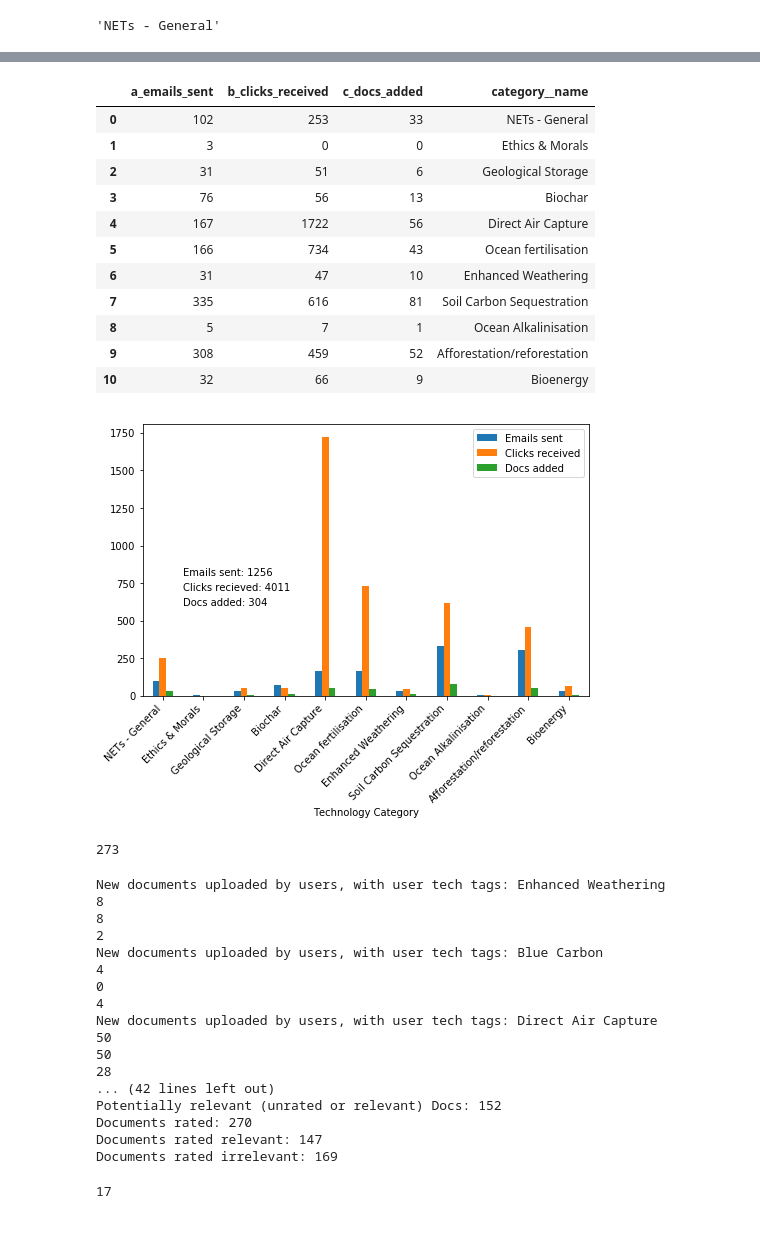
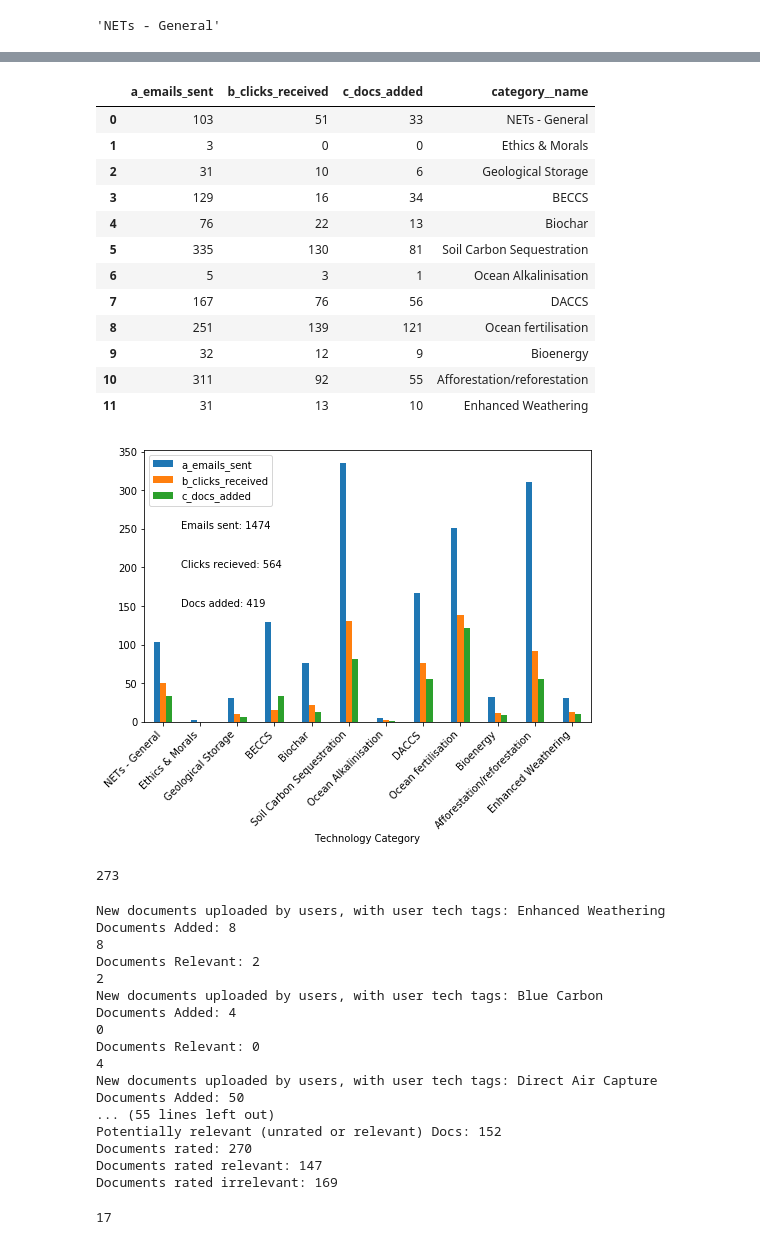
Before and after one commit to mcc-apsis/NETs-review, a Jupyter notebook: query-mgmt/check_uploaded.ipynb, the cells around one changed output, grey strips where cells are left out. Drawn from its saved outputs; the diff is of its cells as text; code cells hidden in the pictures.

Commit message:
adjust ymax on paper number graph

```diff
--- a/query-mgmt/check_uploaded.ipynb
+++ b/query-mgmt/check_uploaded.ipynb
@@ -132,7 +132,7 @@ Enhanced Weathering
 4
 Blue Carbon
 # %%
-ems = EmailTokens.objects.filter(sent=True,category__gt=1,category__project=2)
+ems = EmailTokens.objects.filter(sent=True,category__gt=0,category__project=2)
 
 
 for em in ems.iterator():
@@ -159,9 +159,15 @@ df.head()
 
 em_bycat = ems.values('category__name').annotate(
     a_emails_sent = Count('id'),
-    b_clicks_received = Sum('clicked'),
+    #b_clicks_received = Sum('clicked'),
     #c_docs_added = Sum('valid_docs'),
     #c = Subquery(query__doc.filter(wosarticle__ti__isnull=False))
+    b_clicks_received = Sum(
+        models.Case(
+            models.When(clicked__gt=0, then=1),
+            default=0, output_field=models.IntegerField()
+        )
+    ),
     c_docs_added = models.Sum(
         models.Case(
             models.When(query__doc__wosarticle__ti__isnull=False, then=1),
@@ -175,42 +181,44 @@ bc = pd.DataFrame.from_dict(list(em_bycat))
 bc.head(15)
 # %% [output]
 |  | a_emails_sent | b_clicks_received | c_docs_added | category__name |
-| 0 | 102 | 253 | 33 | NETs - General |
+| 0 | 103 | 51 | 33 | NETs - General |
 | 1 | 3 | 0 | 0 | Ethics & Morals |
-| 2 | 31 | 51 | 6 | Geological Storage |
-| 3 | 76 | 56 | 13 | Biochar |
-| 4 | 167 | 1722 | 56 | Direct Air Capture |
-| 5 | 166 | 734 | 43 | Ocean fertilisation |
-| 6 | 31 | 47 | 10 | Enhanced Weathering |
-| 7 | 335 | 616 | 81 | Soil Carbon Sequestration |
-| 8 | 5 | 7 | 1 | Ocean Alkalinisation |
-| 9 | 308 | 459 | 52 | Afforestation/reforestation |
-| 10 | 32 | 66 | 9 | Bioenergy |
+| 2 | 31 | 10 | 6 | Geological Storage |
+| 3 | 129 | 16 | 34 | BECCS |
+| 4 | 76 | 22 | 13 | Biochar |
+| 5 | 335 | 130 | 81 | Soil Carbon Sequestration |
+| 6 | 5 | 3 | 1 | Ocean Alkalinisation |
+| 7 | 167 | 76 | 56 | DACCS |
+| 8 | 251 | 139 | 121 | Ocean fertilisation |
+| 9 | 32 | 12 | 9 | Bioenergy |
+| 10 | 311 | 92 | 55 | Afforestation/reforestation |
+| 11 | 31 | 13 | 10 | Enhanced Weathering |
 # %%
 plt.rcParams["figure.figsize"] = [8,5]
 
 
 pdf = bc.set_index('category__name')
 
 pdf.plot.bar()
 
-plt.text(0.5,800,"Emails sent: {}".format(pdf['a_emails_sent'].sum()))
-plt.text(0.5,700,"Clicks recieved: {}".format(pdf['b_clicks_received'].sum()))
-plt.text(0.5,600,"Docs added: {}".format(pdf['c_docs_added'].sum()))
+plt.text(0.5,250,"Emails sent: {}".format(pdf['a_emails_sent'].sum()))
+plt.text(0.5,200,"Clicks recieved: {}".format(pdf['b_clicks_received'].sum()))
+plt.text(0.5,150,"Docs added: {}".format(pdf['c_docs_added'].sum()))
+#plt.text(0.5,700,"Docs added: {}".format(pdf['c_unique_clicks'].sum()))
 
 plt.xlabel('Technology Category')
 
 ls = ["Emails sent", "Clicks received", "Docs added"]
 
-for i,t in enumerate(plt.legend().get_texts()):
-    t.set_text(ls[i])
+#for i,t in enumerate(plt.legend().get_texts()):
+    #t.set_text(ls[i])
 
 plt.xticks(rotation=45,ha="right")
 plt.savefig('../plots/general/emails_responses.pdf',bbox_inches='tight')
 plt.savefig('../plots/general/emails_responses.png',bbox_inches='tight')
 plt.show()
 # %% [output]
-[figure, old version]
+[figure, new version]
 # %%
 newqs = Query.objects.filter(id__gt=2286,id__lt=2300,project=2,creator__username="galm")
 
@@ -230,7 +238,7 @@ for q in newqs:
     print(q.title)
     qdocs = Doc.objects.filter(query=q)
     all_docs.append(list(qdocs.values_list('id',flat=True)))
-    print(qdocs.count())
+    print("Documents Added: {}".format(qdocs.count()))
     # Any ratings
     ratings = DocOwnership.objects.filter(query=q,relevant__gt=0)
     print(ratings.count())
@@ -248,6 +256,8 @@ for q in newqs:
     pdocs = qdocs.filter(id__in=list(set(prs.values_list('doc__id',flat=True))))
     p_docs.append(list(set(list(pdocs.values_list('id',flat=True)))))
 
+    print("Documents Relevant: {}".format(pdocs.count()))
+
     # Unrated docs
     ur_docs = qdocs.exclude(id__in=list(set(ratings.values_list('doc__id',flat=True))))
     unrated_docs.append(list(set(list(ur_docs.values_list('id',flat=True)))))
@@ -266,18 +276,18 @@ print("Documents rated relevant: {}".format(len(list(set(flatten(p_docs))))))
 print("Documents rated irrelevant: {}".format(len(list(set(flatten(n_docs))))))
 # %% [output]
 New documents uploaded by users, with user tech tags: Enhanced Weathering
+Documents Added: 8
 8
-8
+Documents Relevant: 2
 2
 New documents uploaded by users, with user tech tags: Blue Carbon
-4
+Documents Added: 4
 0
+Documents Relevant: 0
 4
 New documents uploaded by users, with user tech tags: Direct Air Capture
-50
-50
-28
-... (42 lines left out)
+Documents Added: 50
+... (55 lines left out)
 Potentially relevant (unrated or relevant) Docs: 152
 Documents rated: 270
 Documents rated relevant: 147
```
Also changed, not shown: parts of 1 cell of this notebook, 4 other files.
